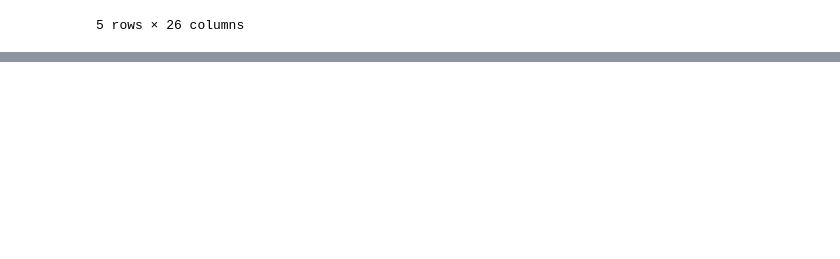
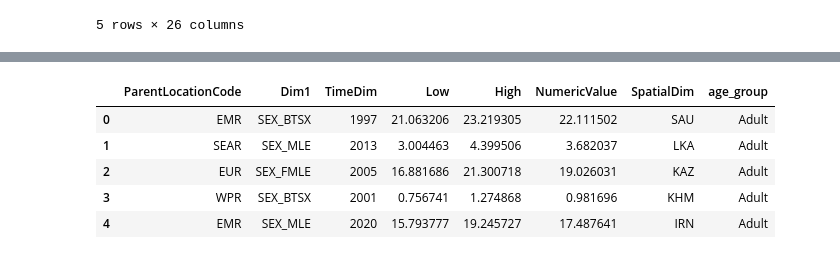
Before and after one commit to ArunK-ML/Project---Nutrition-Paradox-A-Global-View-on-Obesity-and-Malnutrition, a Jupyter notebook: Nutrition_Paradox.ipynb, the cells around one changed output, grey strips where cells are left out. Saved outputs shown, nothing was run; the diff lists cells and outputs as text; code cells hidden in the pictures; blank space fills up the shorter version.

```diff
--- a/Nutrition_Paradox.ipynb
+++ b/Nutrition_Paradox.ipynb
@@ -75,0 +157,10 @@ Malnutrition_children_df.head()
+# %%
+df_obesity_subset = df_obesity[["ParentLocationCode" , "Dim1" , "TimeDim" , "Low" , "High" , "NumericValue" , "SpatialDim" , "age_group"]]
+df_obesity_subset.head()
+# %% [output]
+|  | ParentLocationCode | Dim1 | TimeDim | Low | High | NumericValue | SpatialDim | age_group |
+| 0 | EMR | SEX_BTSX | 1997 | 21.063206 | 23.219305 | 22.111502 | SAU | Adult |
+| 1 | SEAR | SEX_MLE | 2013 | 3.004463 | 4.399506 | 3.682037 | LKA | Adult |
+| 2 | EUR | SEX_FMLE | 2005 | 16.881686 | 21.300718 | 19.026031 | KAZ | Adult |
+| 3 | WPR | SEX_BTSX | 2001 | 0.756741 | 1.274868 | 0.981696 | KHM | Adult |
+| 4 | EMR | SEX_MLE | 2020 | 15.793777 | 19.245727 | 17.487641 | IRN | Adult |
```
Also changed, not shown: parts of 10 cells of this notebook.
